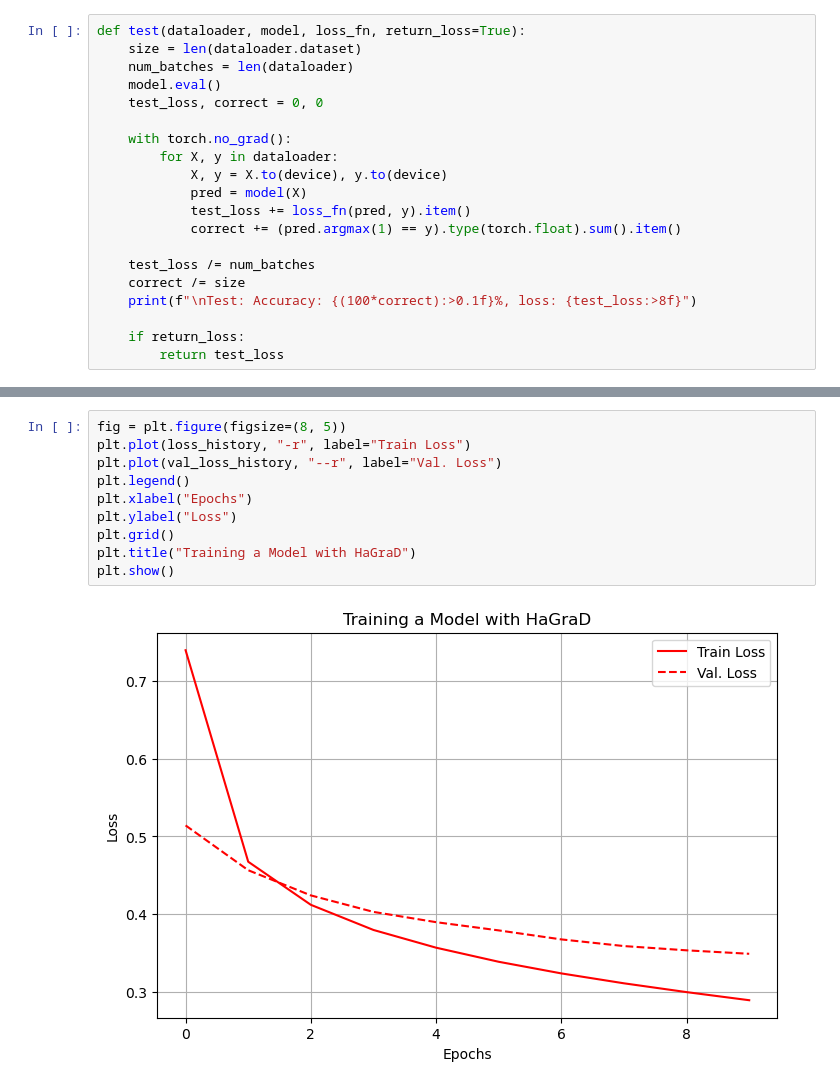
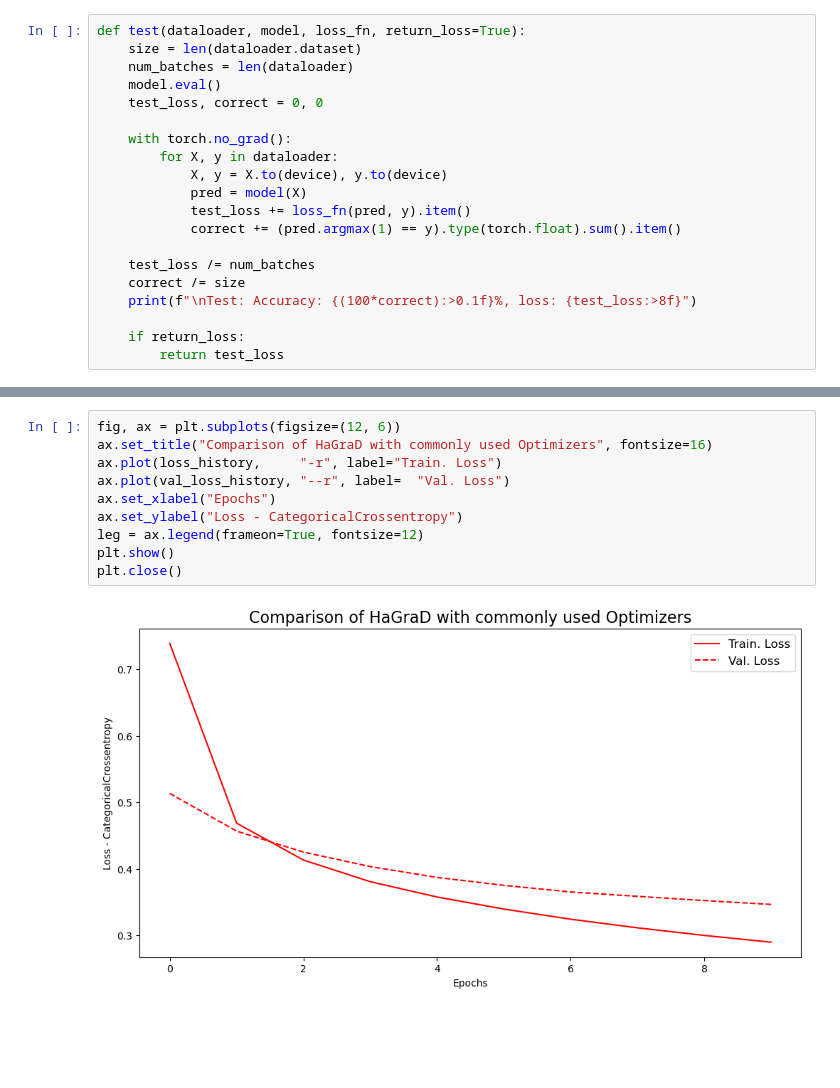
Before and after one commit to JannisZeller/hamiltonian-descent, a Jupyter notebook: notebooks/pytorch-fashion-mnist.ipynb, the cells around one changed output, grey strips where cells are left out. Saved outputs shown, nothing was run; the diff lists cells and outputs as text; blank space fills up the shorter version.

```diff
--- a/notebooks/pytorch-fashion-mnist.ipynb
+++ b/notebooks/pytorch-fashion-mnist.ipynb
@@ -158,12 +167,12 @@ KeyboardInterrupt:
-# %%
-fig = plt.figure(figsize=(8, 5))
-plt.plot(loss_history, "-r", label="Train Loss")
-plt.plot(val_loss_history, "--r", label="Val. Loss")
-plt.legend()
-plt.xlabel("Epochs")
-plt.ylabel("Loss")
-plt.grid()
-plt.title("Training a Model with HaGraD")
-plt.show()
-# %% [output]
-[figure, removed]
+# %%
+fig, ax = plt.subplots(figsize=(12, 6))
+ax.set_title("Comparison of HaGraD with commonly used Optimizers", fontsize=16)
+ax.plot(loss_history,     "-r", label="Train. Loss")
+ax.plot(val_loss_history, "--r", label=  "Val. Loss")
+ax.set_xlabel("Epochs")
+ax.set_ylabel("Loss - CategoricalCrossentropy")
+leg = ax.legend(frameon=True, fontsize=12)
+plt.show()
+plt.close()
+# %% [output]
+[figure, added]
```
Also changed, not shown: parts of 2 cells of this notebook, 2 other files.
